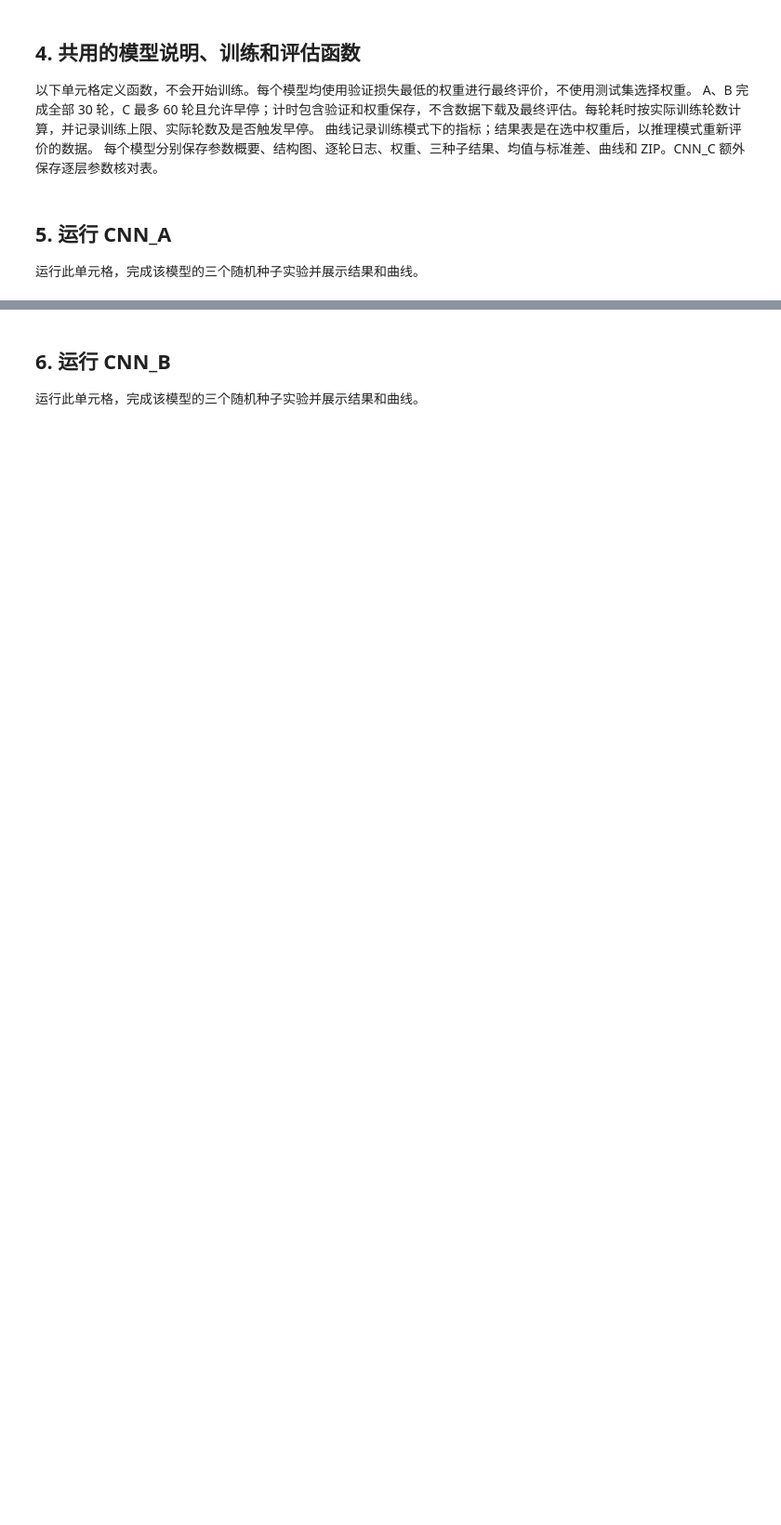
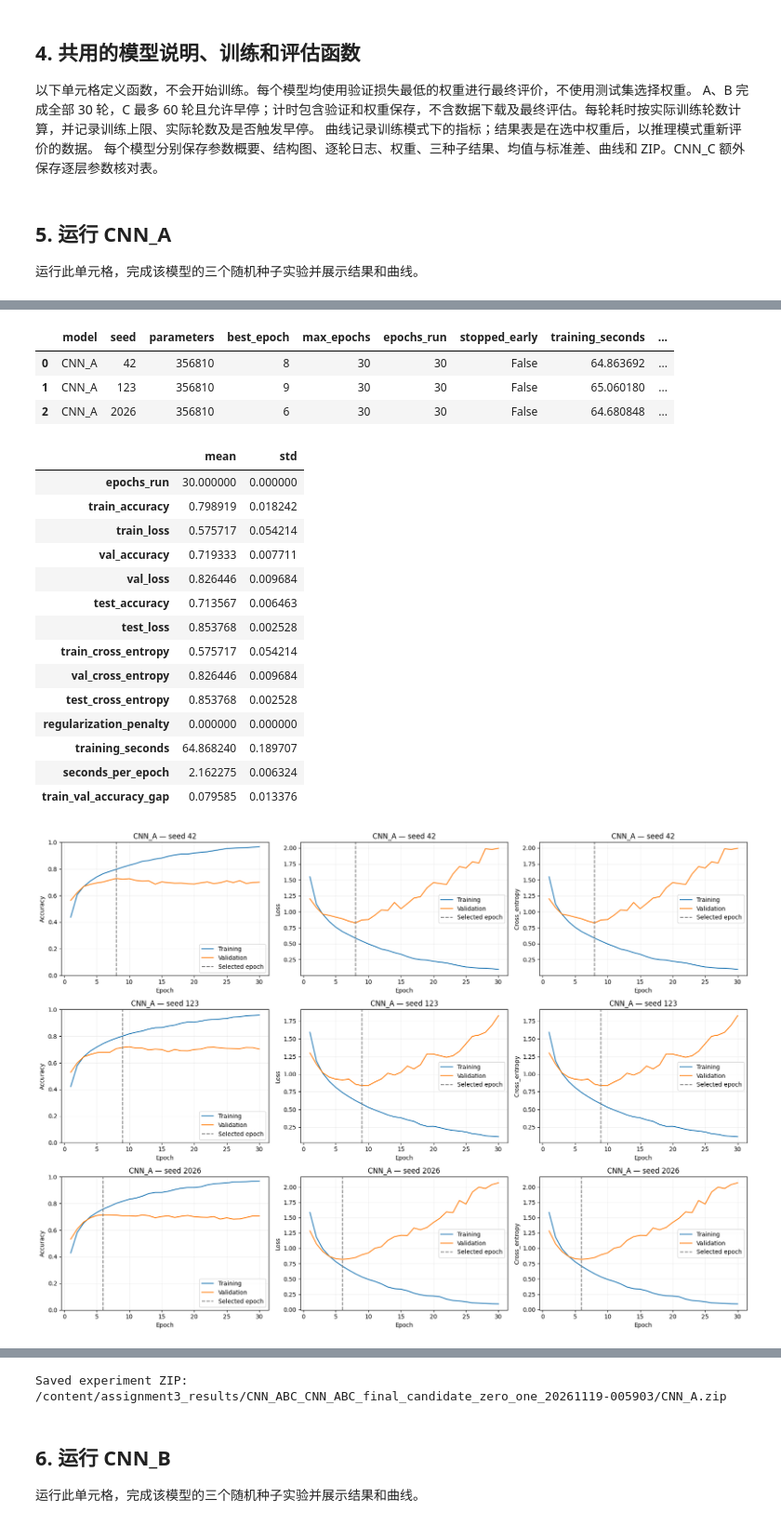
Before and after one commit to honey-floria/6604, a Jupyter notebook: Class05_Moodle/Assignment3_b_Code_student.ipynb, the cells around one changed output, grey strips where cells are left out. Shown at 93% size. Drawn from its saved outputs; the diff is of its cells as text; code cells hidden in the pictures; blank space fills up the shorter version.

Commit message:
Add benchmark results

```diff
--- a/Class05_Moodle/Assignment3_b_Code_student.ipynb
+++ b/Class05_Moodle/Assignment3_b_Code_student.ipynb
@@ -435,4 +444,5 @@ def run_experiment(model_name):
 
 运行此单元格，完成该模型的三个随机种子实验并展示结果和曲线。
 # %%
-# all_results["CNN_A"], all_summaries["CNN_A"] = run_experiment("CNN_A")
+all_results["CNN_A"], all_summaries["CNN_A"] = run_experiment("CNN_A")
+# %% [output]
@@ -438,0 +488,20 @@ def run_experiment(model_name):
+|  | model | seed | parameters | best_epoch | max_epochs | epochs_run | stopped_early | training_seconds | ... |
+| 0 | CNN_A | 42 | 356810 | 8 | 30 | 30 | False | 64.863692 | ... |
+| 1 | CNN_A | 123 | 356810 | 9 | 30 | 30 | False | 65.060180 | ... |
+| 2 | CNN_A | 2026 | 356810 | 6 | 30 | 30 | False | 64.680848 | ... |
+|  | mean | std |
+| epochs_run | 30.000000 | 0.000000 |
+| train_accuracy | 0.798919 | 0.018242 |
+| train_loss | 0.575717 | 0.054214 |
+| val_accuracy | 0.719333 | 0.007711 |
+| val_loss | 0.826446 | 0.009684 |
+| test_accuracy | 0.713567 | 0.006463 |
+| test_loss | 0.853768 | 0.002528 |
+| train_cross_entropy | 0.575717 | 0.054214 |
+| val_cross_entropy | 0.826446 | 0.009684 |
+| test_cross_entropy | 0.853768 | 0.002528 |
+| regularization_penalty | 0.000000 | 0.000000 |
+| training_seconds | 64.868240 | 0.189707 |
+| seconds_per_epoch | 2.162275 | 0.006324 |
+| train_val_accuracy_gap | 0.079585 | 0.013376 |
+[figure, added]
@@ -439,3 +509,4 @@ def run_experiment(model_name):
+Saved experiment ZIP: /content/assignment3_results/CNN_ABC_CNN_ABC_final_candidate_zero_one_20261119-005903/CNN_A.zip
 # %% [markdown]
 ## 6. 运行 CNN_B
 
```
Also changed, not shown: parts of 12 cells of this notebook.
